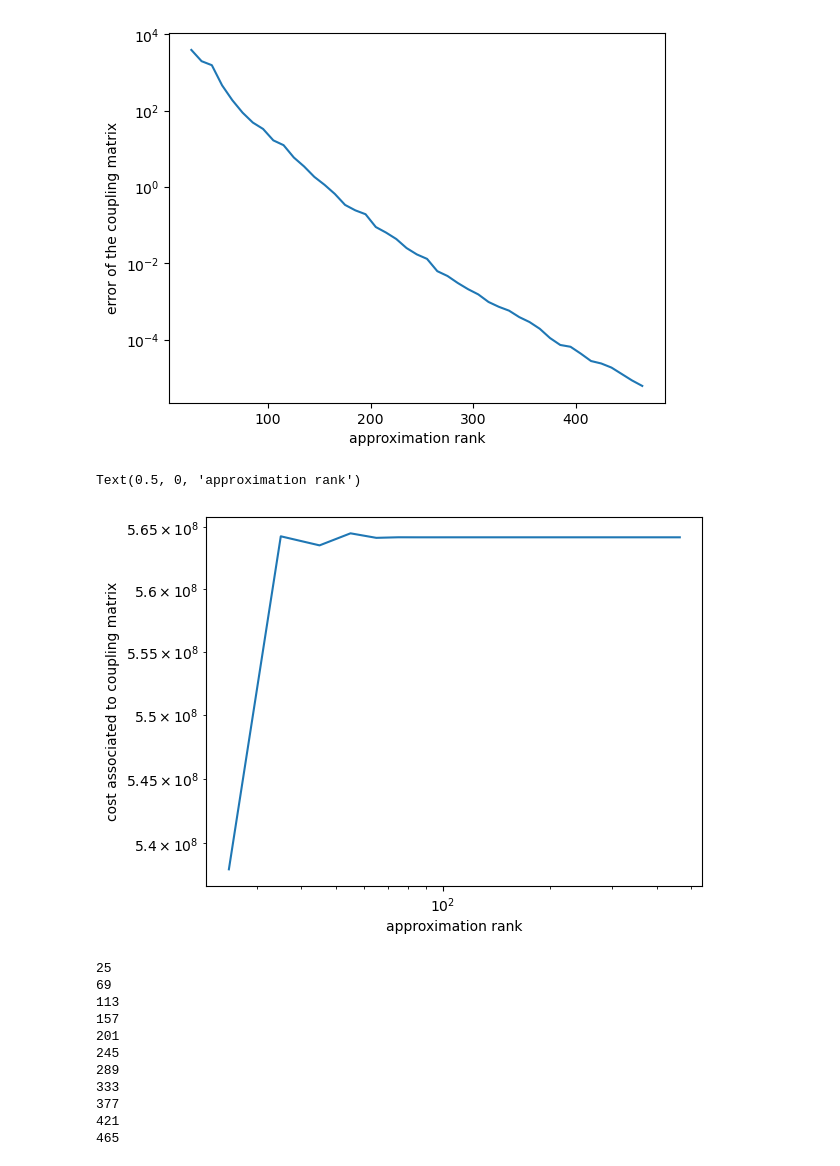
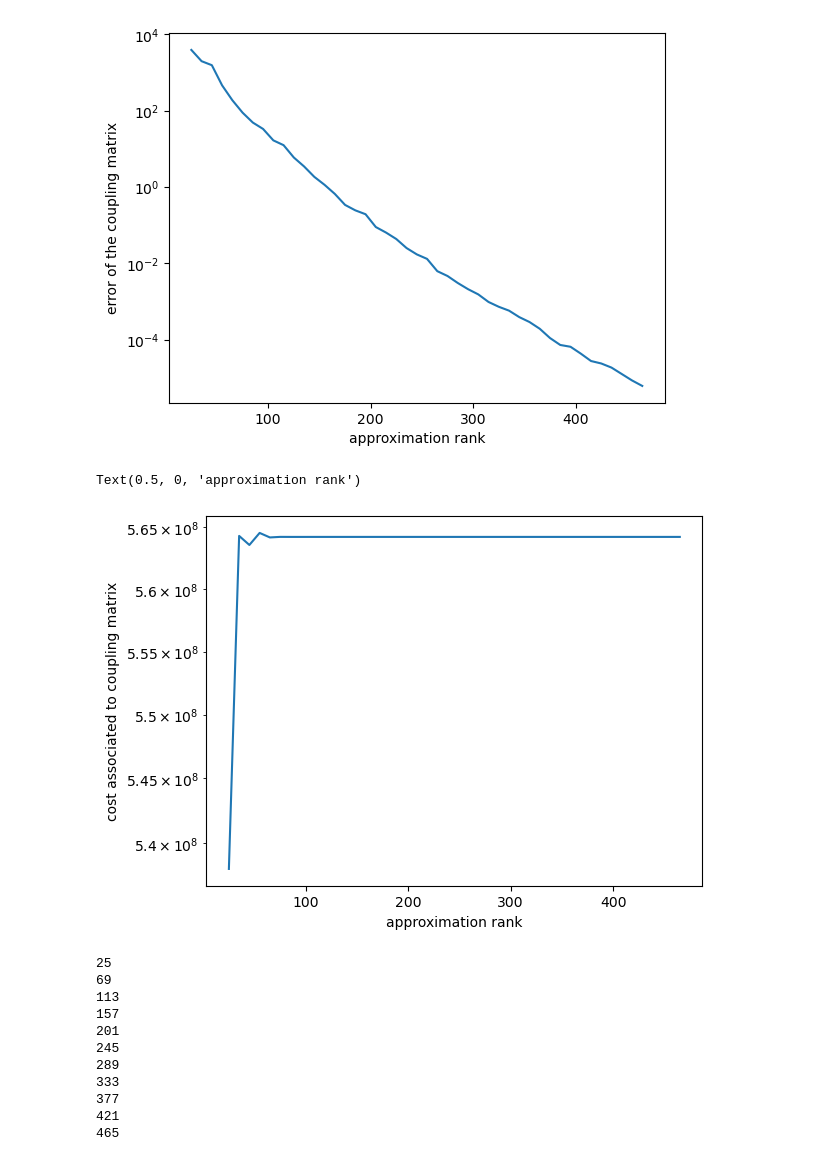
Before and after one commit to Benoit-Muller/Low_Rank_Approximation_Techniques_Project, a Jupyter notebook: color_transfert.ipynb, the cells around one changed output. Saved outputs shown, nothing was run; the diff lists cells and outputs as text; code cells hidden in the pictures.

Commit message:
fixed scale of a graph

```diff
--- a/color_transfert.ipynb
+++ b/color_transfert.ipynb
@@ -152,12 +148,12 @@ Text(0.5, 0, 'approximation rank')
 [figure]
 # %%
 #how it impacts the cost
-plt.loglog(it, list_W)
+plt.semilogy(it, list_W)
 plt.ylabel('cost associated to coupling matrix')
 plt.xlabel('approximation rank')
 # %% [output]
 Text(0.5, 0, 'approximation rank')
-[figure, old version]
+[figure, new version]
 # %%
 #ploting 10 images with different ranks
 # %%
```
Also changed, not shown: parts of 2 cells of this notebook.
